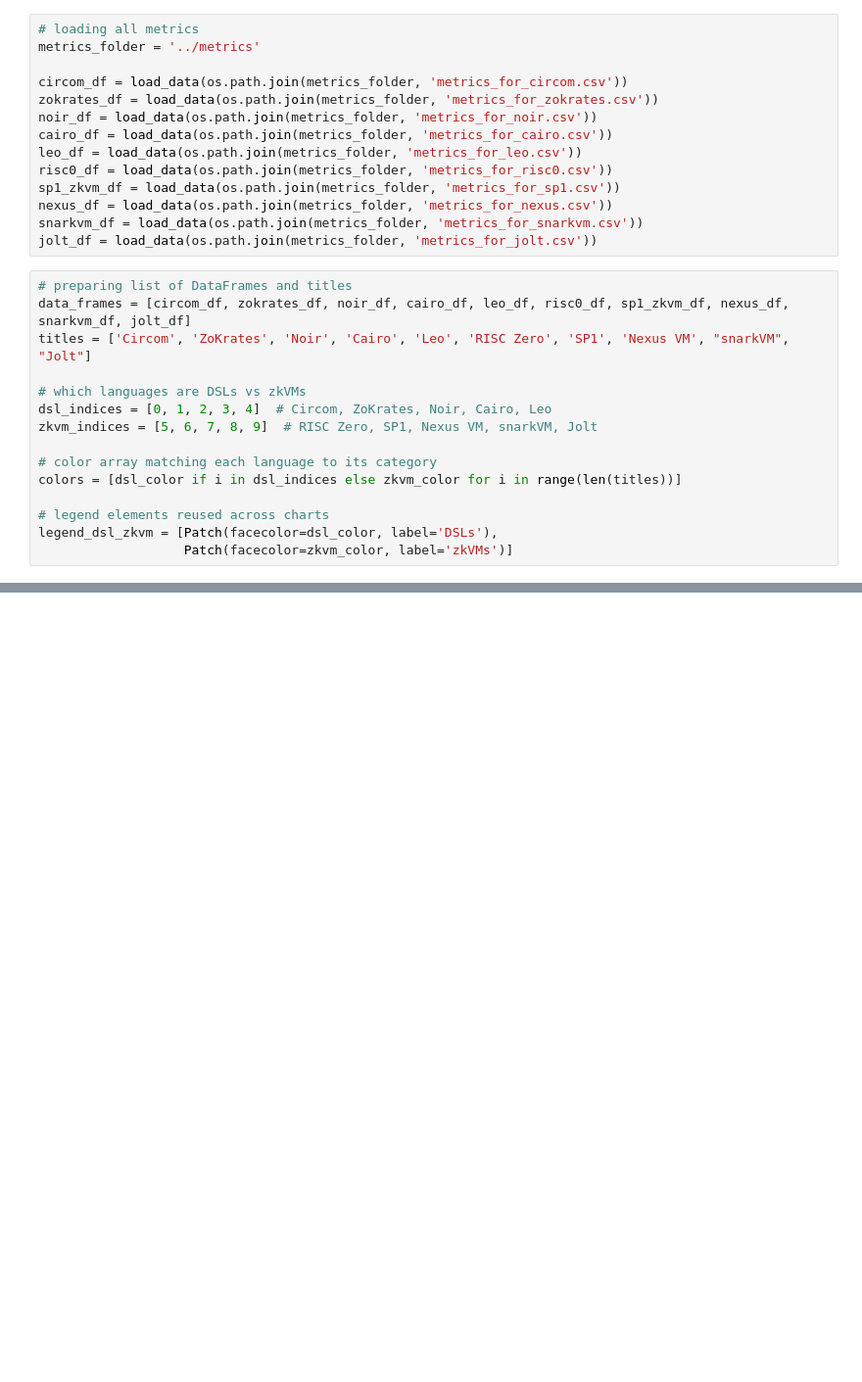
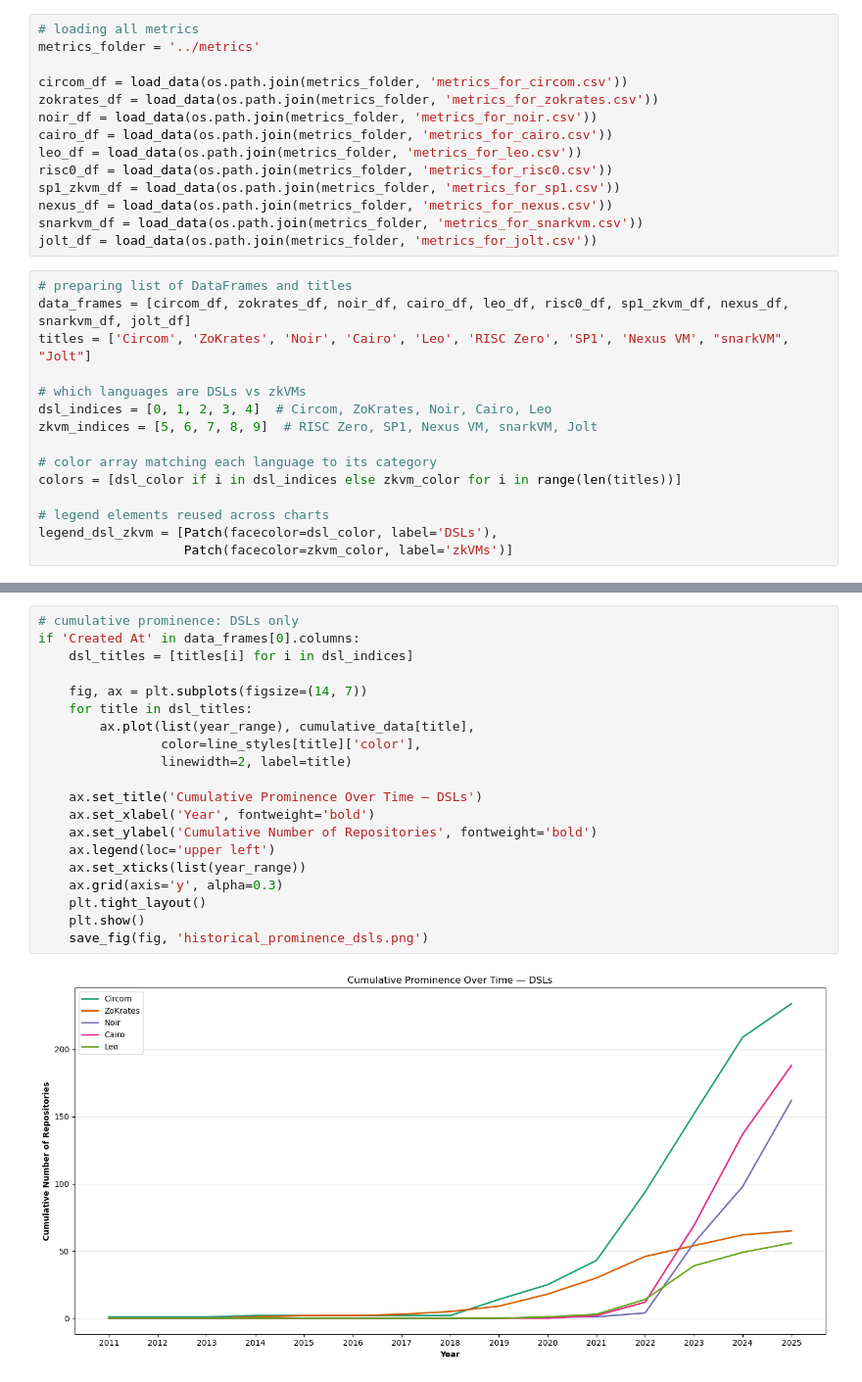
Before and after one commit to ArmanKolozyan/ZKP-Languages, a Jupyter notebook: src/data_analyzer.ipynb, the cells around one changed output, grey strips where cells are left out. Shown at 98% size. Cells and saved outputs as stored; diff of their text form; blank space fills up the shorter version.

```diff
--- a/src/data_analyzer.ipynb
+++ b/src/data_analyzer.ipynb
@@ -175,0 +313,22 @@ save_fig(fig, 'Circom_vs_zkVMs.png')
+# %%
+# cumulative prominence: DSLs only
+if 'Created At' in data_frames[0].columns:
+    dsl_titles = [titles[i] for i in dsl_indices]
+
+    fig, ax = plt.subplots(figsize=(14, 7))
+    for title in dsl_titles:
+        ax.plot(list(year_range), cumulative_data[title],
+                color=line_styles[title]['color'],
+                linewidth=2, label=title)
+
+    ax.set_title('Cumulative Prominence Over Time — DSLs')
+    ax.set_xlabel('Year', fontweight='bold')
+    ax.set_ylabel('Cumulative Number of Repositories', fontweight='bold')
+    ax.legend(loc='upper left')
+    ax.set_xticks(list(year_range))
+    ax.grid(axis='y', alpha=0.3)
+    plt.tight_layout()
+    plt.show()
+    save_fig(fig, 'historical_prominence_dsls.png')
+# %% [output]
+[figure, added]
```
Also changed, not shown: parts of 14 cells of this notebook.
